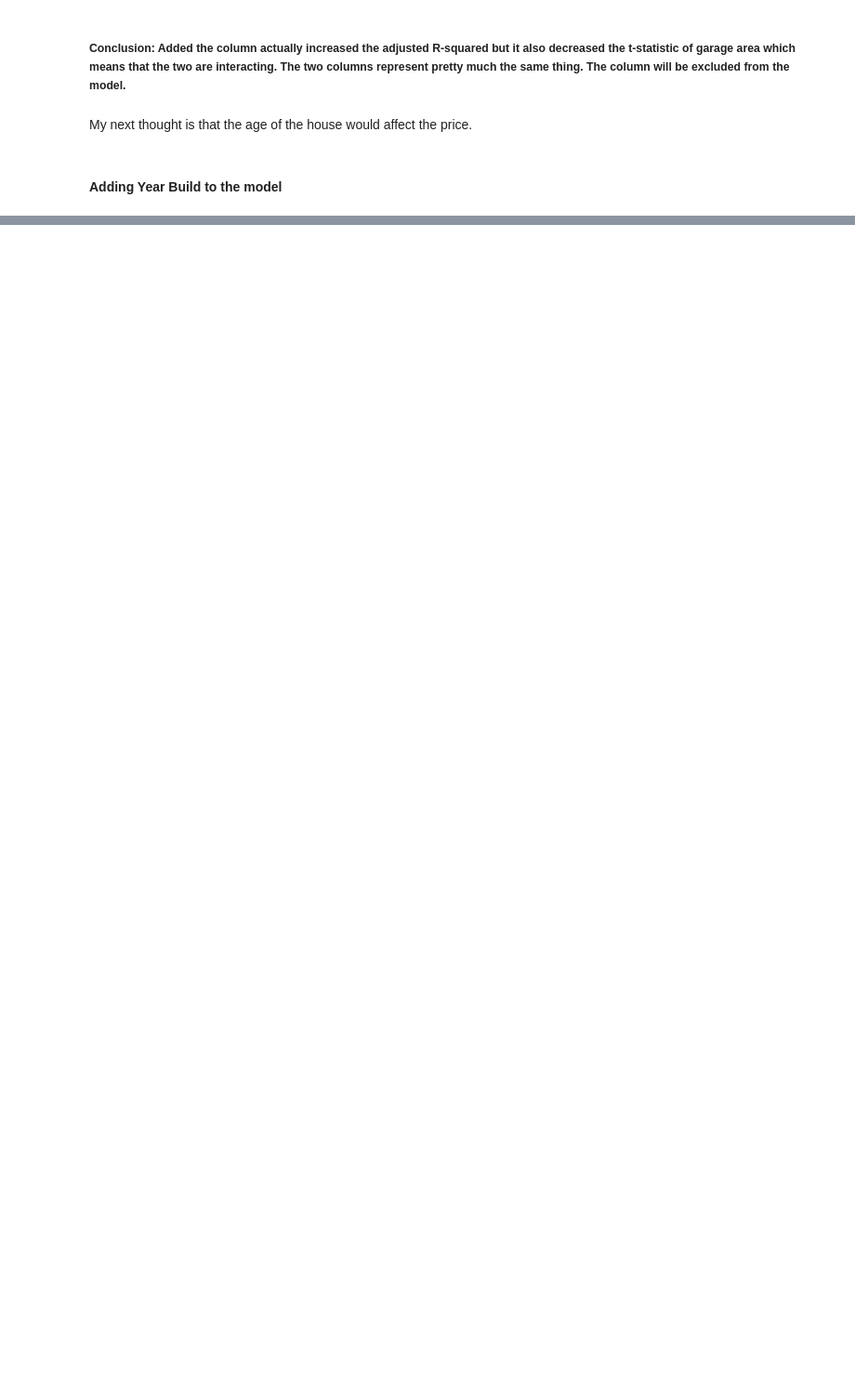
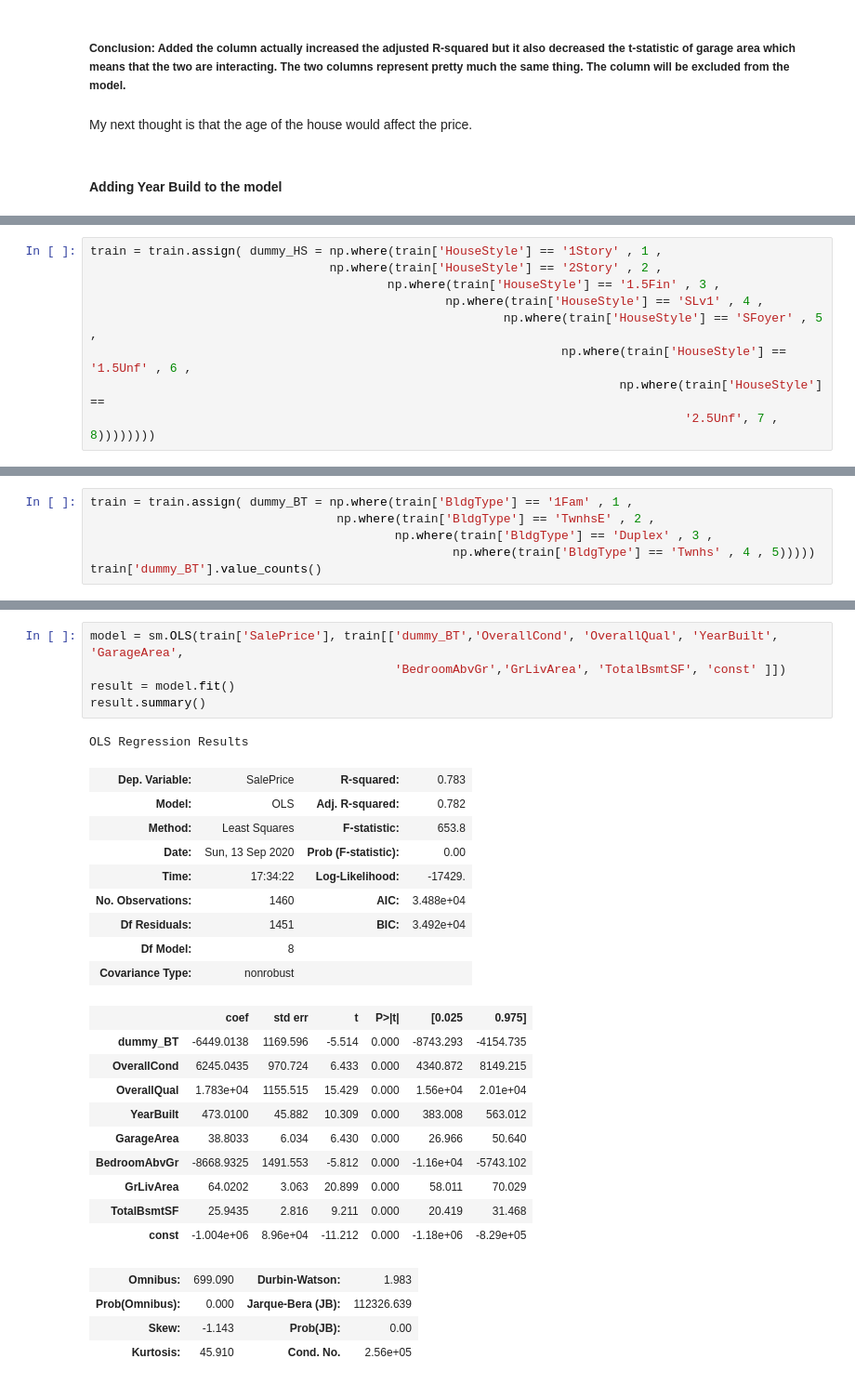
Before and after one commit to Ulli-Aech/Project04_Statistical_Analysis, a Jupyter notebook: Notebooks/statistical_analysis.ipynb, the cells around one changed output, grey strips where cells are left out. Shown: that part at 93% size. Saved outputs shown, nothing was run; the diff lists cells and outputs as text; blank space fills up the shorter version.

```diff
--- a/Notebooks/statistical_analysis.ipynb
+++ b/Notebooks/statistical_analysis.ipynb
@@ -539,0 +616,9 @@ sns.boxplot ( x = train['YrSold'], y = train['SalePrice'])
+# %%
+train = train.assign( dummy_HS = np.where(train['HouseStyle'] == '1Story' , 1 ,
+                                 np.where(train['HouseStyle'] == '2Story' , 2 ,
+                                         np.where(train['HouseStyle'] == '1.5Fin' , 3 ,
+                                                 np.where(train['HouseStyle'] == 'SLv1' , 4 ,
+                                                         np.where(train['HouseStyle'] == 'SFoyer' , 5 ,
+                                                                 np.where(train['HouseStyle'] == '1.5Unf' , 6 ,
+                                                                         np.where(train['HouseStyle'] ==
+                                                                                  '2.5Unf', 7 , 8))))))))
@@ -539,0 +761,6 @@ sns.boxplot ( x = train['YrSold'], y = train['SalePrice'])
+# %%
+train = train.assign( dummy_BT = np.where(train['BldgType'] == '1Fam' , 1 ,
+                                  np.where(train['BldgType'] == 'TwnhsE' , 2 ,
+                                          np.where(train['BldgType'] == 'Duplex' , 3 ,
+                                                  np.where(train['BldgType'] == 'Twnhs' , 4 , 5)))))
+train['dummy_BT'].value_counts()
@@ -539,0 +774,30 @@ sns.boxplot ( x = train['YrSold'], y = train['SalePrice'])
+# %%
+model = sm.OLS(train['SalePrice'], train[['dummy_BT','OverallCond', 'OverallQual', 'YearBuilt', 'GarageArea',
+                                          'BedroomAbvGr','GrLivArea', 'TotalBsmtSF', 'const' ]])
+result = model.fit()
+result.summary()
+# %% [output]
+OLS Regression Results
+| Dep. Variable: | SalePrice | R-squared: | 0.783 |
+| Model: | OLS | Adj. R-squared: | 0.782 |
+| Method: | Least Squares | F-statistic: | 653.8 |
+| Date: | Sun, 13 Sep 2020 | Prob (F-statistic): | 0.00 |
+| Time: | 17:34:22 | Log-Likelihood: | -17429. |
+| No. Observations: | 1460 | AIC: | 3.488e+04 |
+| Df Residuals: | 1451 | BIC: | 3.492e+04 |
+| Df Model: | 8 |  |  |
+| Covariance Type: | nonrobust |  |  |
+|  | coef | std err | t | P>|t| | [0.025 | 0.975] |
+| dummy_BT | -6449.0138 | 1169.596 | -5.514 | 0.000 | -8743.293 | -4154.735 |
+| OverallCond | 6245.0435 | 970.724 | 6.433 | 0.000 | 4340.872 | 8149.215 |
+| OverallQual | 1.783e+04 | 1155.515 | 15.429 | 0.000 | 1.56e+04 | 2.01e+04 |
+| YearBuilt | 473.0100 | 45.882 | 10.309 | 0.000 | 383.008 | 563.012 |
+| GarageArea | 38.8033 | 6.034 | 6.430 | 0.000 | 26.966 | 50.640 |
+| BedroomAbvGr | -8668.9325 | 1491.553 | -5.812 | 0.000 | -1.16e+04 | -5743.102 |
+| GrLivArea | 64.0202 | 3.063 | 20.899 | 0.000 | 58.011 | 70.029 |
+| TotalBsmtSF | 25.9435 | 2.816 | 9.211 | 0.000 | 20.419 | 31.468 |
+| const | -1.004e+06 | 8.96e+04 | -11.212 | 0.000 | -1.18e+06 | -8.29e+05 |
+| Omnibus: | 699.090 | Durbin-Watson: | 1.983 |
+| Prob(Omnibus): | 0.000 | Jarque-Bera (JB): | 112326.639 |
+| Skew: | -1.143 | Prob(JB): | 0.00 |
+| Kurtosis: | 45.910 | Cond. No. | 2.56e+05 |
```
Also changed, not shown: parts of 41 cells of this notebook.
